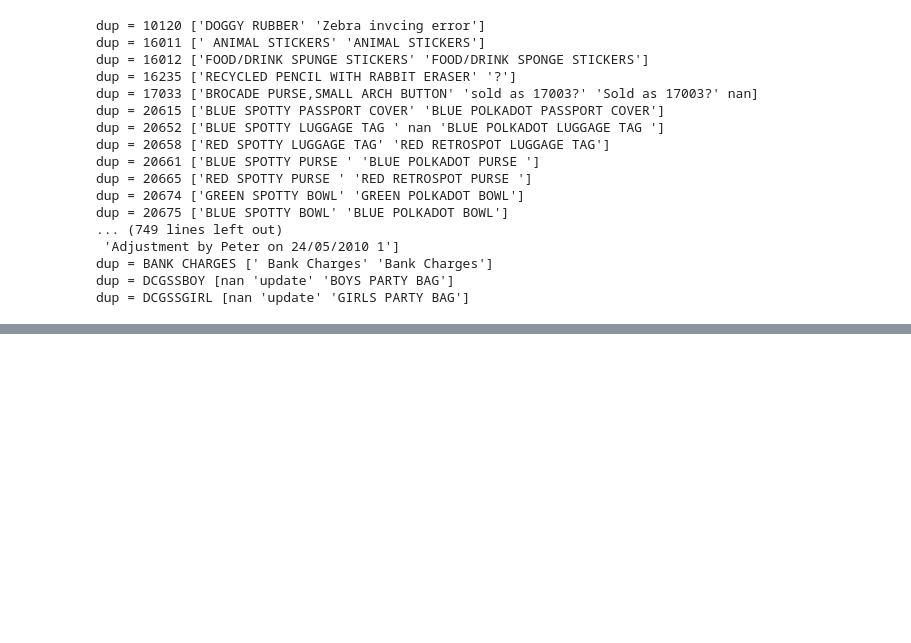
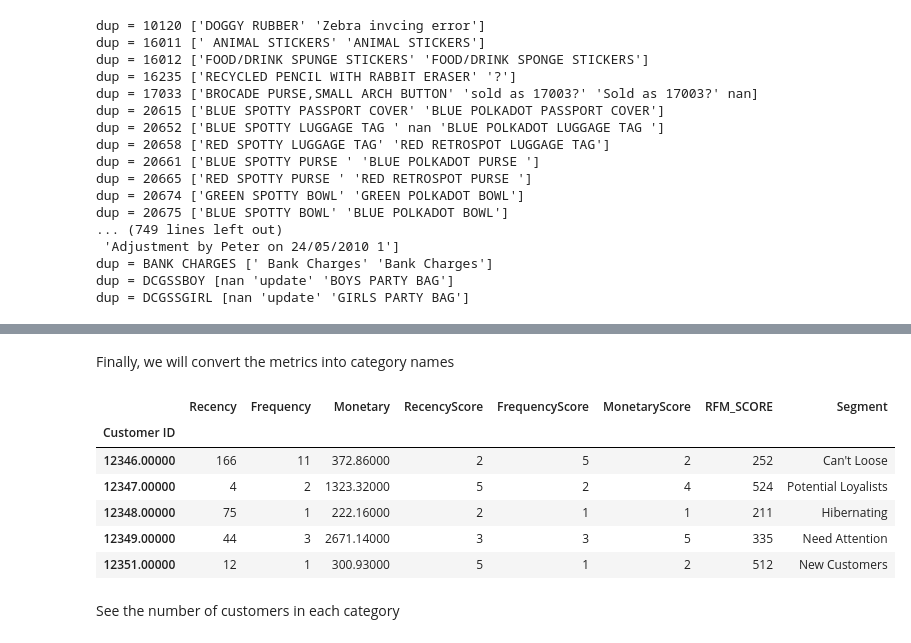
Before and after one commit to Rosiee0312/RFM-Analysis, a Jupyter notebook: notebook.ipynb, the cells around one changed output, grey strips where cells are left out. Saved outputs shown, nothing was run; the diff lists cells and outputs as text; code cells hidden in the pictures; blank space fills up the shorter version.

```diff
--- a/notebook.ipynb
+++ b/notebook.ipynb
@@ -169,0 +358,13 @@ dup = DCGSSGIRL [nan 'update' 'GIRLS PARTY BAG']
+# %%
+seg_map = {
+    r"[1-2][1-2]": "Hibernating",
+    r"[1-2][3-4]": "At Risk",
+    r"[1-2]5": "Can't Loose",
+    r"3[1-2]": "About to Sleep",
+    r"33": "Need Attention",
+    r"[3-4][4-5]": "Loyal Customers",
+    r"41": "Promising",
+    r"51": "New Customers",
+    r"[4-5][2-3]": "Potential Loyalists",
+    r"5[4-5]": "Champions",
+}
@@ -169,0 +384,15 @@ dup = DCGSSGIRL [nan 'update' 'GIRLS PARTY BAG']
+# %% [markdown]
+Finally, we will convert the metrics into category names
+# %%
+rfm['Segment'] = rfm['Segment'].replace(seg_map, regex=True)
+rfm.head()
+# %% [output]
+|  | Recency | Frequency | Monetary | RecencyScore | FrequencyScore | MonetaryScore | RFM_SCORE | Segment |
+| Customer ID |  |  |  |  |  |  |  |  |
+| 12346.00000 | 166 | 11 | 372.86000 | 2 | 5 | 2 | 252 | Can't Loose |
+| 12347.00000 | 4 | 2 | 1323.32000 | 5 | 2 | 4 | 524 | Potential Loyalists |
+| 12348.00000 | 75 | 1 | 222.16000 | 2 | 1 | 1 | 211 | Hibernating |
+| 12349.00000 | 44 | 3 | 2671.14000 | 3 | 3 | 5 | 335 | Need Attention |
+| 12351.00000 | 12 | 1 | 300.93000 | 5 | 1 | 2 | 512 | New Customers |
+# %% [markdown]
+See the number of customers in each category
```
Also changed, not shown: parts of 43 cells of this notebook.
